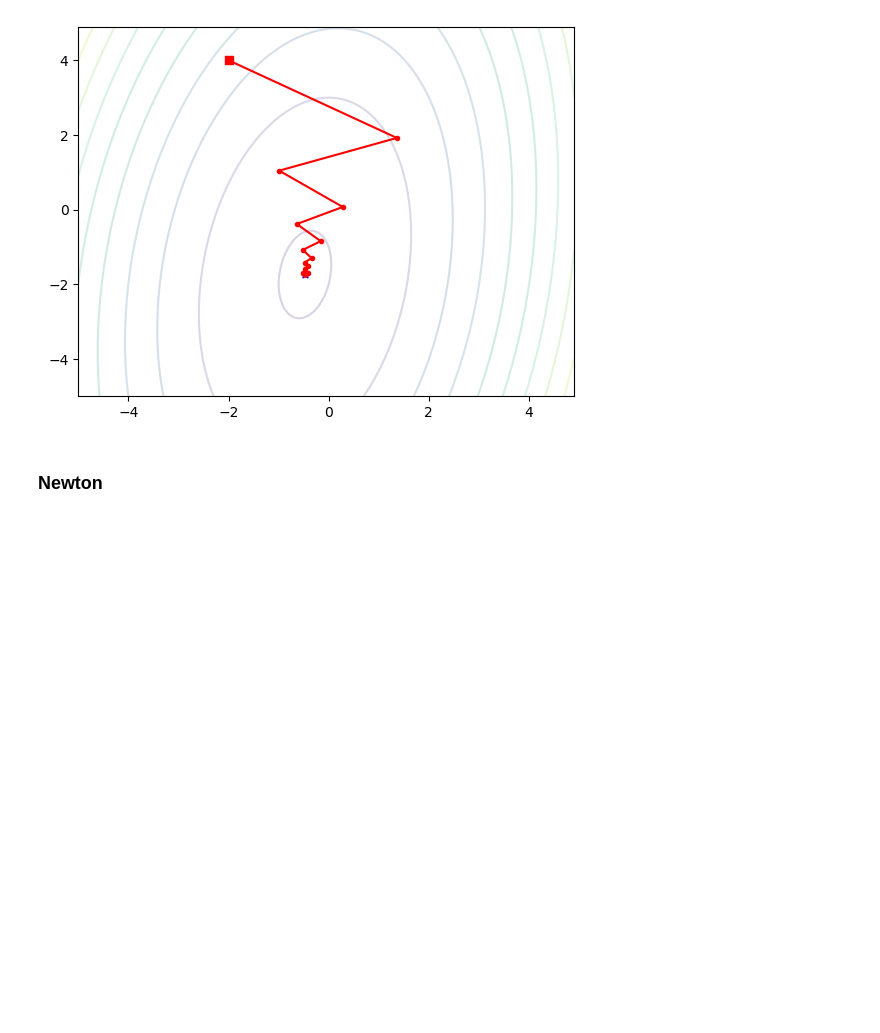
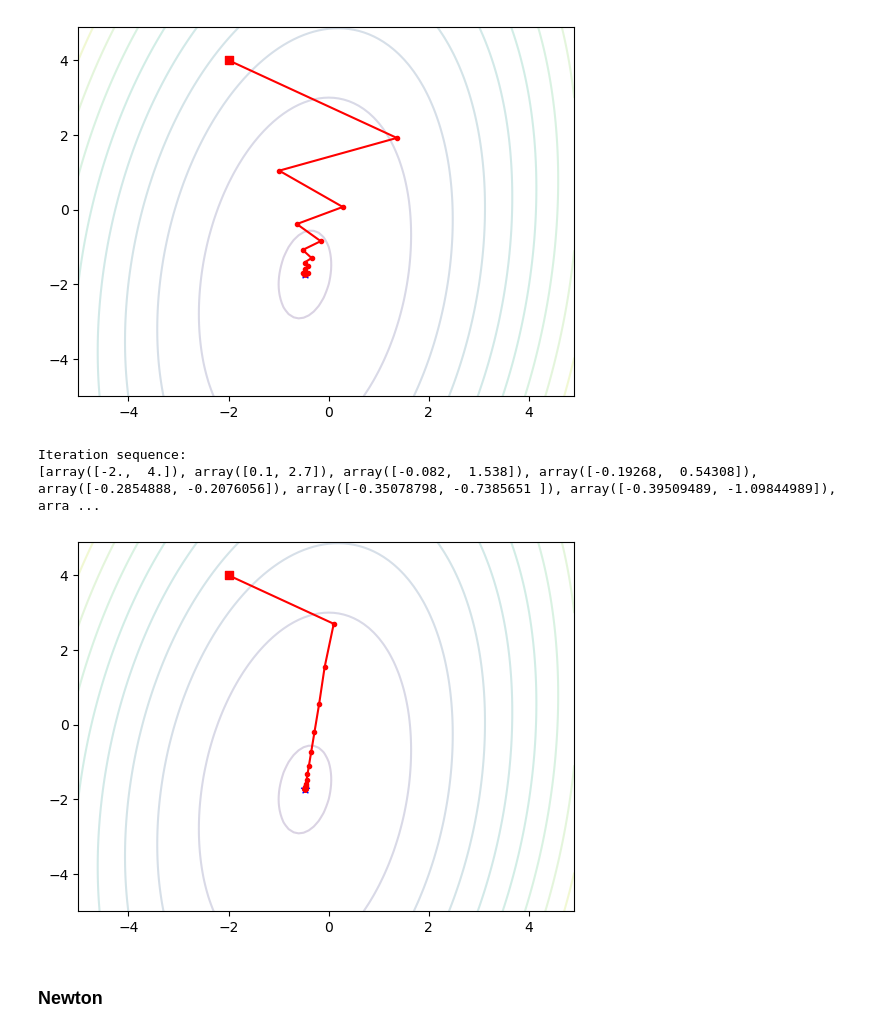
Before and after one commit to torkelah/stk9215, a Jupyter notebook: Exercises and Demonstrations.ipynb, the cells around one changed output. Drawn from its saved outputs; the diff is of its cells as text; code cells hidden in the pictures; blank space fills up the shorter version.

```diff
--- a/Exercises and Demonstrations.ipynb
+++ b/Exercises and Demonstrations.ipynb
@@ -146,6 +146,31 @@ illustrate_search(ax, stretched_quad_obj.value,
 Iteration sequence:
 [array([-2.,  4.]), array([1.36, 1.92]), array([-0.9888,  1.0432]), array([0.280192, 0.071168]), array([-0.63672832, -0.38677504]), array([-0.15984701, -0.84488356]), array([-0.51927316, -1.08009634]) ...
 [figure]
+# %%
+def accelerated_descent(f, grad, x_init, s, mu, change_tol = 1e-3):
+    points = [x_init]
+    cont = True
+
+    x = x_init
+    v = np.zeros(len(x))
+    while cont:
+        v_new = mu*v - s * grad(x + mu*v)
+        x = x + v_new
+        v = v_new
+        points.append(x)
+        if len(points) > 30:
+            break
+
+    return points
+
+fig, ax = plt.subplots(1,1)
+illustrate_search(ax, stretched_quad_obj.value,
+                  accelerated_descent(stretched_quad_obj.value, stretched_quad_obj.grad, np.array([-2.0,4.0]), 0.1, 0.4),
+                  -5, 5, -5, 5)
+# %% [output]
+Iteration sequence:
+[array([-2.,  4.]), array([0.1, 2.7]), array([-0.082,  1.538]), array([-0.19268,  0.54308]), array([-0.2854888, -0.2076056]), array([-0.35078798, -0.7385651 ]), array([-0.39509489, -1.09844989]), arra ...
+[figure, added]
 # %% [markdown]
 ### Newton
 # %%
```
Also changed, not shown: parts of 14 cells of this notebook.
